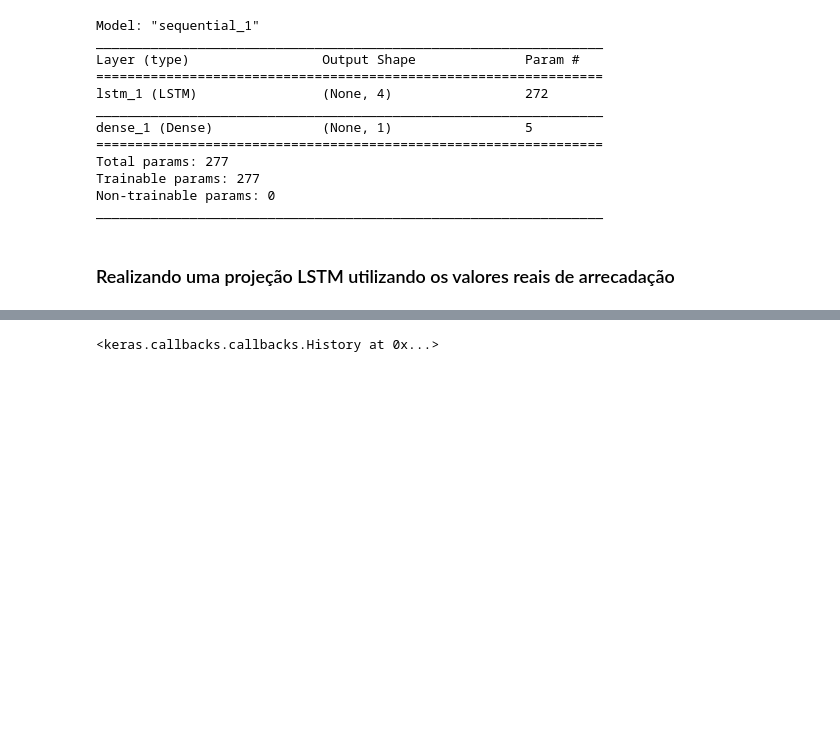
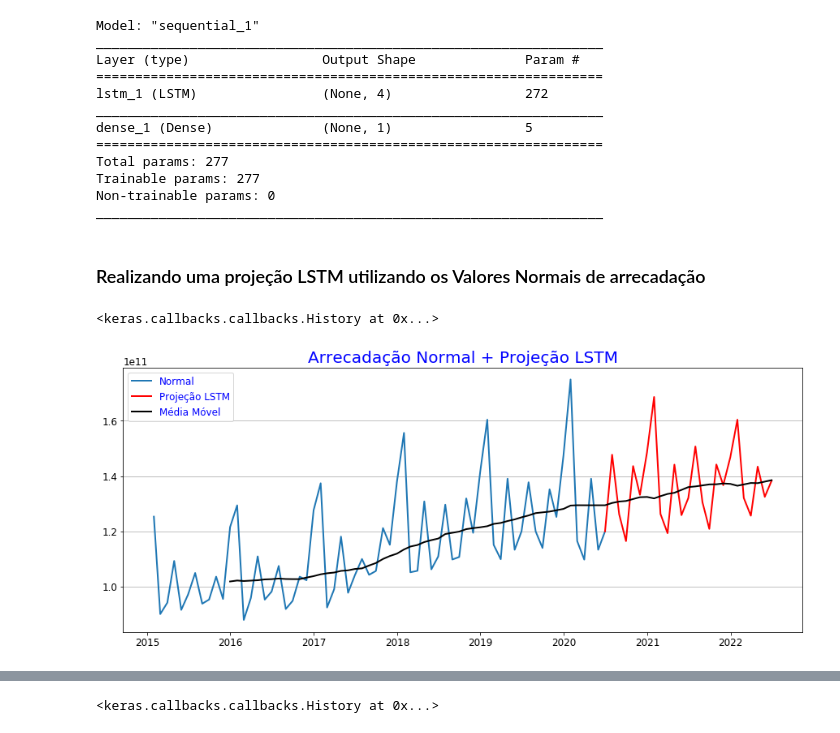
Before and after one commit to grmarcolini/TCC-Bigdata, a Jupyter notebook: 05.3-Machine_Learning-LSTM.ipynb, the cells around one changed output, grey strips where cells are left out. Saved outputs shown, nothing was run; the diff lists cells and outputs as text; code cells hidden in the pictures; blank space fills up the shorter version.

```diff
--- a/05.3-Machine_Learning-LSTM.ipynb
+++ b/05.3-Machine_Learning-LSTM.ipynb
@@ -162,4 +162,4 @@ Trainable params: 277
 Non-trainable params: 0
 _________________________________________________________________
 # %% [markdown]
-### Realizando uma projeção LSTM utilizando os valores reais de arrecadação
+### Realizando uma projeção LSTM utilizando os Valores Normais de arrecadação
@@ -165,0 +180,12 @@ _________________________________________________________________
+# %%
+# Fixando uma semente para repetição do resultado
+np.random.seed(1)
+
+# Cria e treina o modelo LSTM
+FCmodel = Sequential()
+FCmodel.add(LSTM(4, input_shape=(1, look_back)))
+FCmodel.add(Dense(1))
+FCmodel.compile(loss='mean_squared_error', optimizer='adam')
+FCmodel.fit(FCtrainX, FCtrainY, epochs=100, batch_size=1, verbose=0)
+# %% [output]
+<keras.callbacks.callbacks.History at 0x...>
@@ -165,0 +204,25 @@ _________________________________________________________________
+# %%
+# Inverter a escala da projeção
+forecast = scaler.inverse_transform([forecast])
+# %%
+#Acrescenta data aos valores projetados
+date_range = pd.date_range(start='2020-07-31', periods=nper, freq='M')
+forecast = np.reshape(forecast, nper)
+forecast = pd.Series(forecast, index = date_range)
+#Calcula a média móvel
+mov_avg = df_normal.append(forecast)
+mov_avg = mov_avg.rolling(window=12).mean()
+#Acrescenta o ponto de junção
+forecast = forecast.append(df_normal.last('m'))
+forecast.sort_index(inplace=True)
+# %%
+#Plota o resultado da projeção
+plt.title('Arrecadação Normal + Projeção LSTM')
+plt.plot(df_normal, label='Normal')
+plt.plot(forecast, color='red', label='Projeção LSTM')
+plt.plot(mov_avg, color='black', label='Média Móvel')
+plt.grid(True,axis='y')
+plt.legend(loc='best')
+plt.show()
+# %% [output]
+[figure, added]
```
Also changed, not shown: parts of 13 cells of this notebook, 2 other files.
